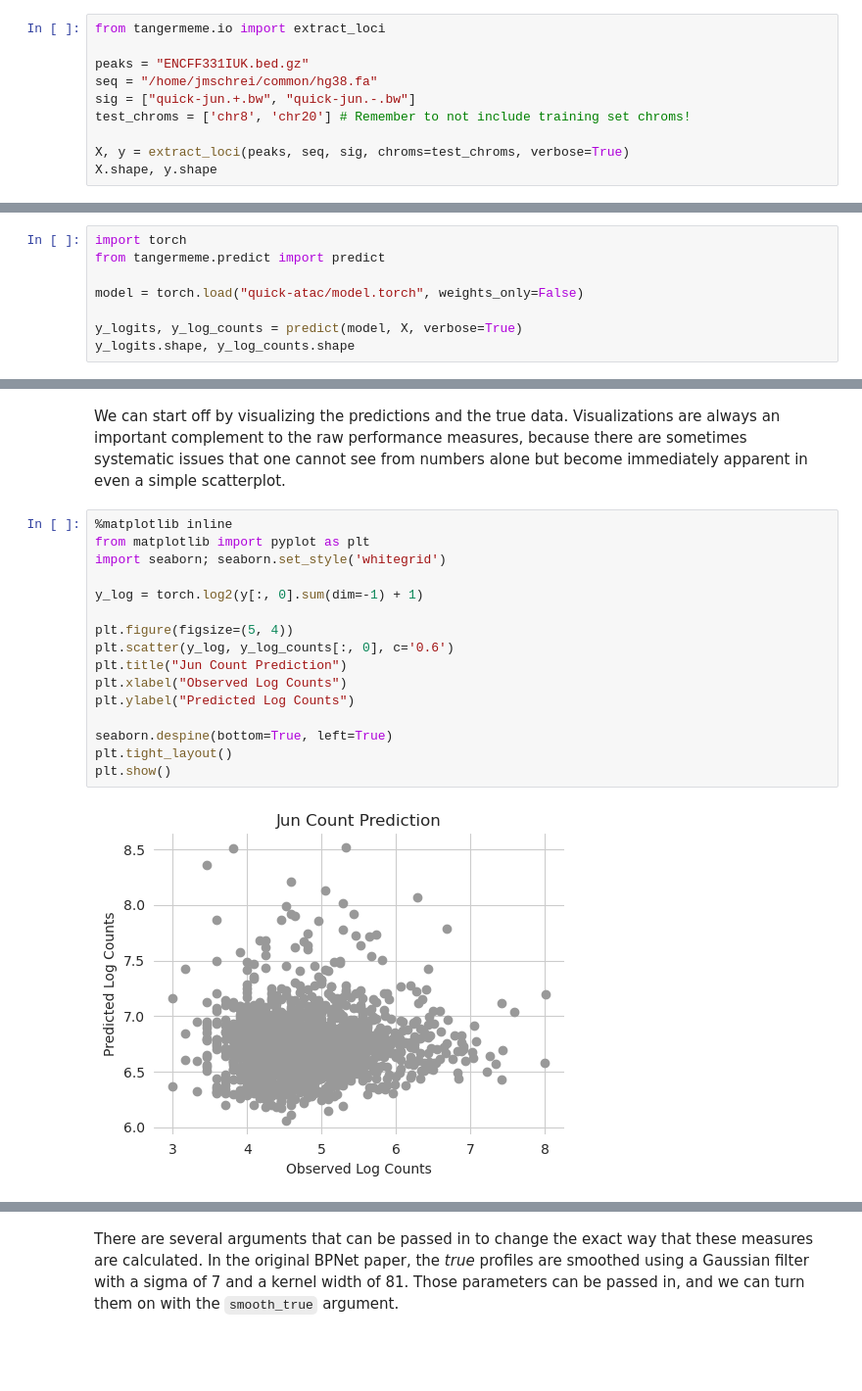
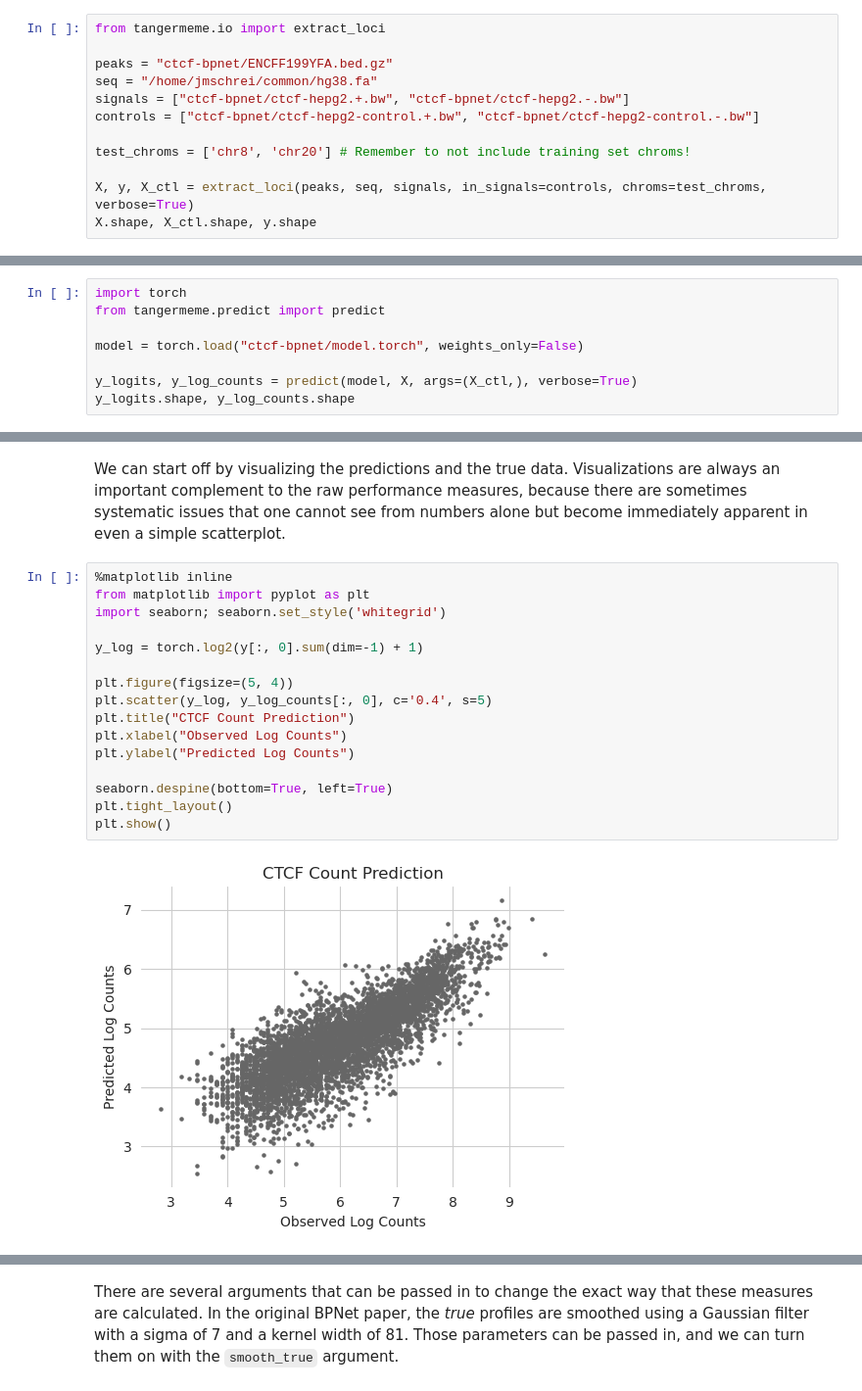
Before and after one commit to jmschrei/bpnet-lite, a Jupyter notebook: docs/tutorials/How-To-Evaluate-a-Model.ipynb, the cells around one changed output, grey strips where cells are left out. Shown at 98% size. Drawn from its saved outputs; the diff is of its cells as text; blank space fills up the shorter version.

```diff
--- a/docs/tutorials/How-To-Evaluate-a-Model.ipynb
+++ b/docs/tutorials/How-To-Evaluate-a-Model.ipynb
@@ -12,11 +14,13 @@ For the purpose of demonstration, we will focus on evaluating performance of the
 # %%
 from tangermeme.io import extract_loci
 
-peaks = "ENCFF331IUK.bed.gz"
+peaks = "ctcf-bpnet/ENCFF199YFA.bed.gz"
 seq = "/home/jmschrei/common/hg38.fa"
-sig = ["quick-jun.+.bw", "quick-jun.-.bw"]
+signals = ["ctcf-bpnet/ctcf-hepg2.+.bw", "ctcf-bpnet/ctcf-hepg2.-.bw"]
+controls = ["ctcf-bpnet/ctcf-hepg2-control.+.bw", "ctcf-bpnet/ctcf-hepg2-control.-.bw"]
+
 test_chroms = ['chr8', 'chr20'] # Remember to not include training set chroms!
 
-X, y = extract_loci(peaks, seq, sig, chroms=test_chroms, verbose=True)
-X.shape, y.shape
+X, y, X_ctl = extract_loci(peaks, seq, signals, in_signals=controls, chroms=test_chroms, verbose=True)
+X.shape, X_ctl.shape, y.shape
 # %% [output]
@@ -27,8 +33,8 @@ Now, we will use our model to make predictions for those regions.
 import torch
 from tangermeme.predict import predict
 
-model = torch.load("quick-atac/model.torch", weights_only=False)
+model = torch.load("ctcf-bpnet/model.torch", weights_only=False)
 
-y_logits, y_log_counts = predict(model, X, verbose=True)
+y_logits, y_log_counts = predict(model, X, args=(X_ctl,), verbose=True)
 y_logits.shape, y_log_counts.shape
 # %% [output]
@@ -38,19 +44,19 @@ We can start off by visualizing the predictions and the true data. Visualization
 # %%
 %matplotlib inline
 from matplotlib import pyplot as plt
 import seaborn; seaborn.set_style('whitegrid')
 
 y_log = torch.log2(y[:, 0].sum(dim=-1) + 1)
 
 plt.figure(figsize=(5, 4))
-plt.scatter(y_log, y_log_counts[:, 0], c='0.6')
-plt.title("Jun Count Prediction")
+plt.scatter(y_log, y_log_counts[:, 0], c='0.4', s=5)
+plt.title("CTCF Count Prediction")
 plt.xlabel("Observed Log Counts")
 plt.ylabel("Predicted Log Counts")
 
 seaborn.despine(bottom=True, left=True)
 plt.tight_layout()
 plt.show()
 # %% [output]
-[figure, old version]
+[figure, new version]
 # %% [markdown]
```
Also changed, not shown: parts of 11 cells of this notebook, 9 other files.
